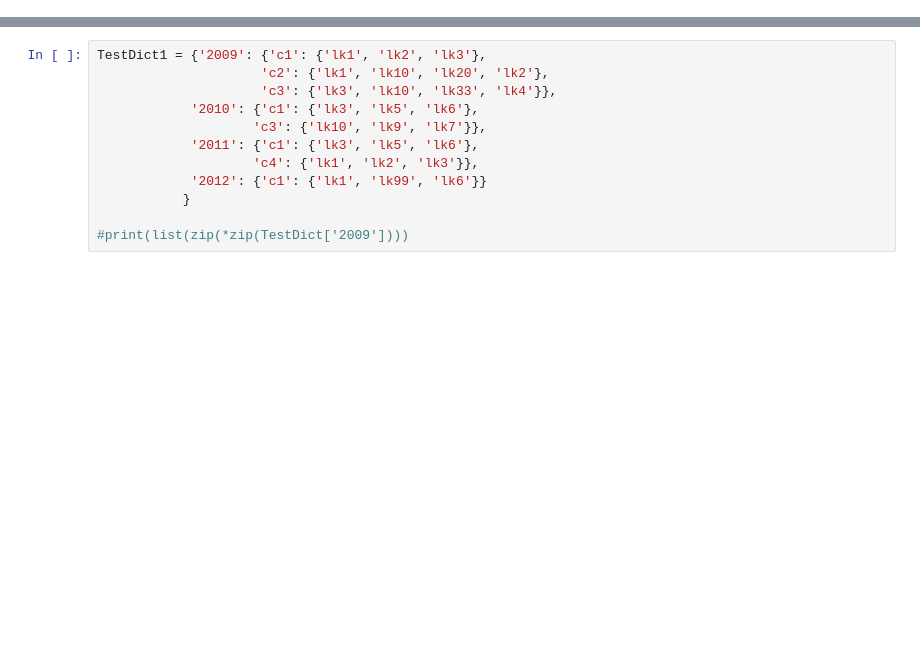
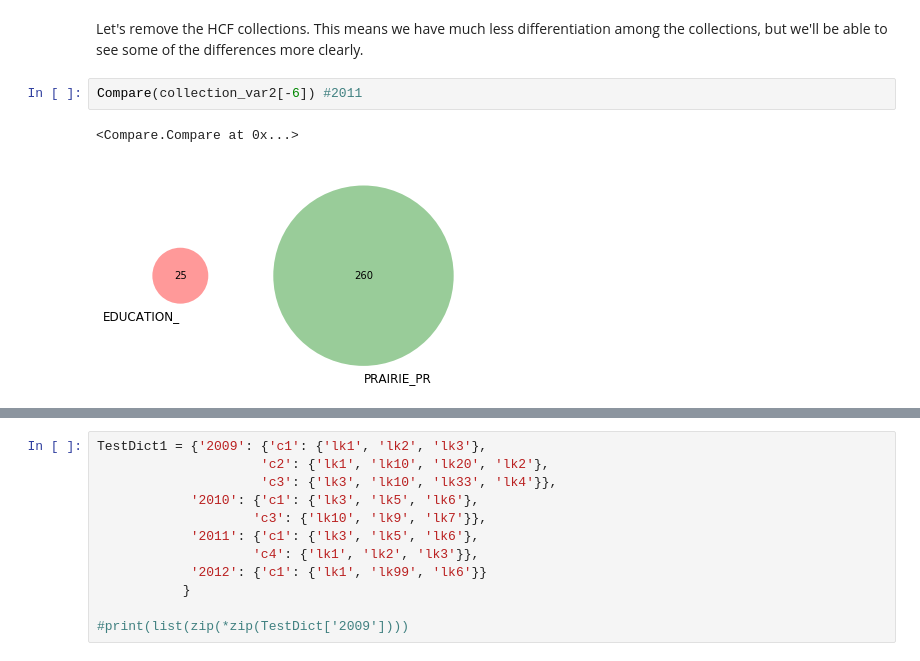
Before and after one commit to web-archive-group/WALK, a Jupyter notebook: Scripts/compare_collection/UA_Compare.ipynb, the cells around one changed output, grey strips where cells are left out. Drawn from its saved outputs; the diff is of its cells as text; blank space fills up the shorter version.

```diff
--- a/Scripts/compare_collection/UA_Compare.ipynb
+++ b/Scripts/compare_collection/UA_Compare.ipynb
@@ -92,0 +197,7 @@ NameError: name 'TestDict' is not defined
+# %% [markdown]
+Let's remove the HCF collections.  This means we have much less differentiation among the collections, but we'll be able to see some of the differences more clearly.
+# %%
+Compare(collection_var2[-6]) #2011
+# %% [output]
+<Compare.Compare at 0x...>
+[figure, added]
```
Also changed, not shown: parts of 28 cells of this notebook, 13 other files.
